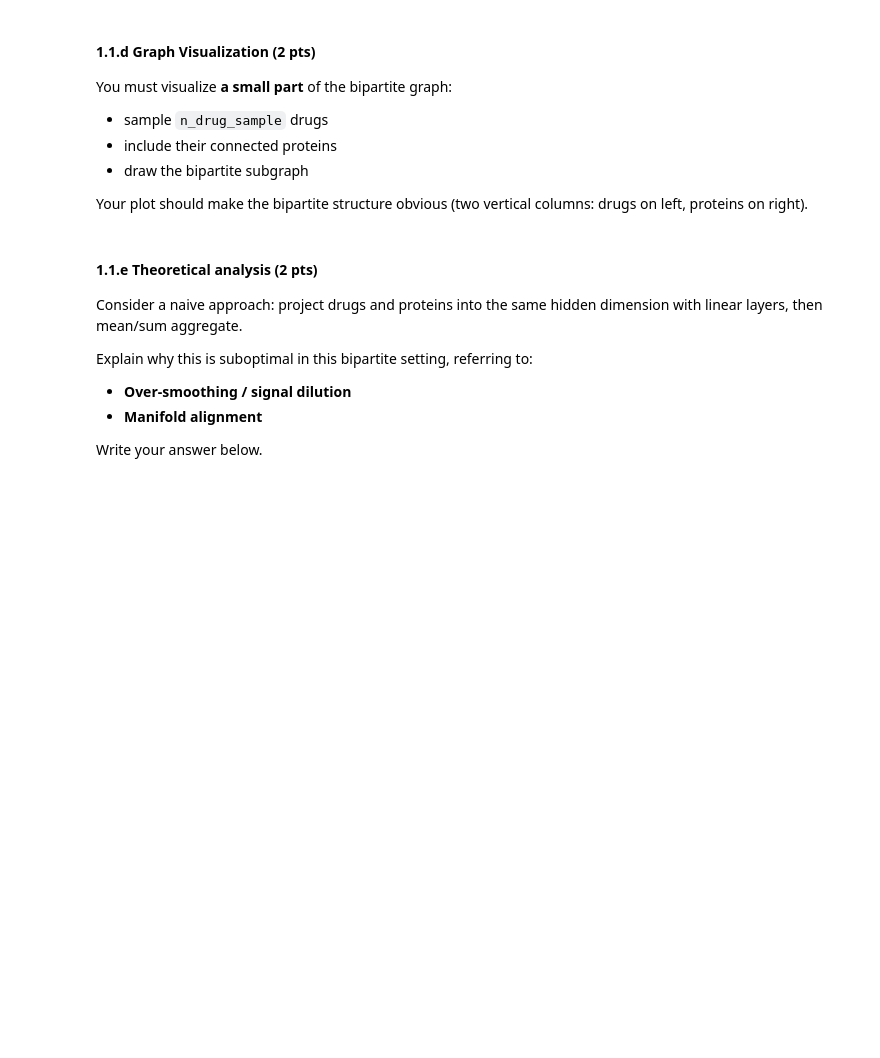
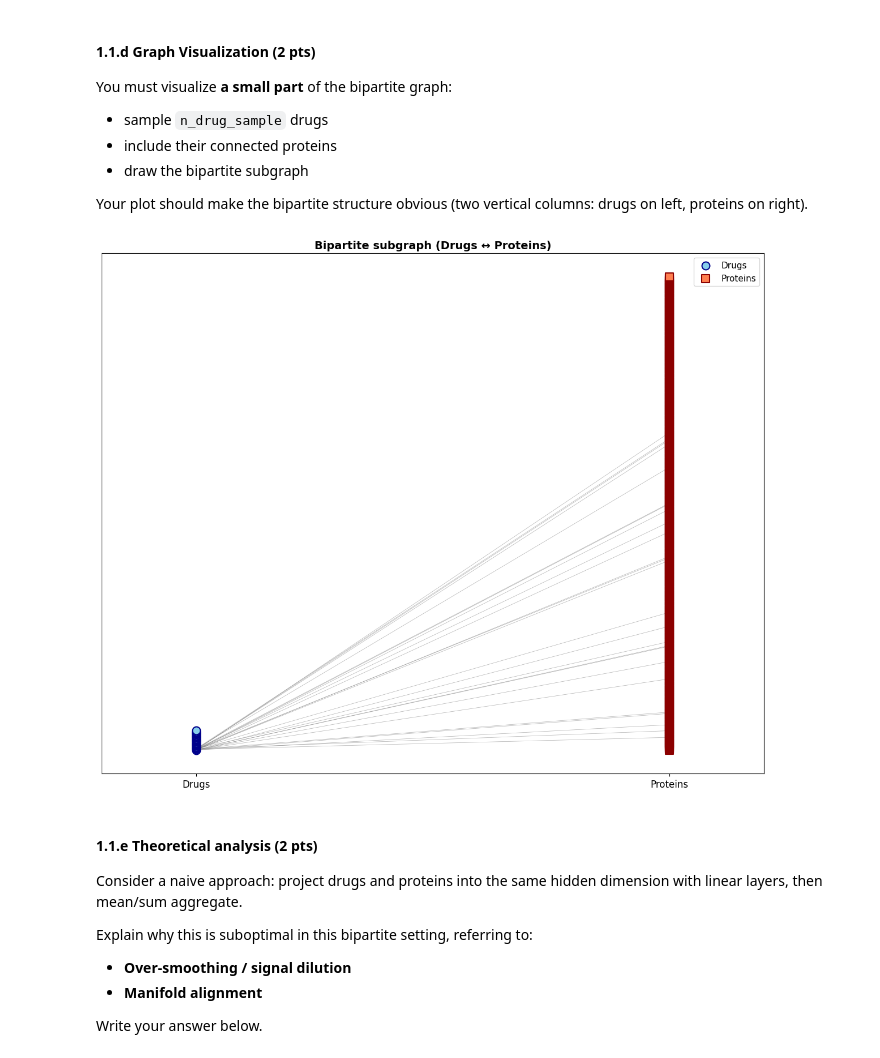
Before and after one commit to maplesugano/DGL_Individual_CW, a Jupyter notebook: DGL_CW1_2026.ipynb, the cells around one changed output. Drawn from its saved outputs; the diff is of its cells as text; code cells hidden in the pictures; blank space fills up the shorter version.

```diff
--- a/DGL_CW1_2026.ipynb
+++ b/DGL_CW1_2026.ipynb
@@ -217,54 +316,97 @@ def sample_bipartite_subgraph(edges_dp: torch.Tensor,
     Sample a subgraph:
       - choose n_drug_sample drugs uniformly at random
       - include all proteins they connect to
       - return lists of (drug_ids, protein_ids, edges_sub)
 
     edges_dp: [E,2] (drug_id, protein_id), does NOT need to be sorted for this function
     """
-    # =========================
-    # Your code starts here
-    # =========================
-    # TODO:
+    torch.manual_seed(seed)
+
     # 1) sample drug ids
+    sampled_drug_ids = torch.randperm(n_drugs)[:n_drug_sample].sort()[0]
+
     # 2) filter edges where drug in sampled set
+    mask = torch.isin(edges_dp[:, 0], sampled_drug_ids)
+    edges_sub = edges_dp[mask]
+
     # 3) collect unique protein ids appearing in those edges
-    # 4) reindex node ids locally for plotting convenience (optional but recommended)
-    raise NotImplementedError
-    # =========================
-    # Your code ends here
-    # =========================
+    protein_ids = edges_sub[:, 1].unique().sort()[0]
+
+    # 4) reindex node ids locally for plotting convenience
+    drug_id_map = {drug_id.item(): i for i, drug_id in enumerate(sampled_drug_ids)}
+    prot_id_map = {prot_id.item(): i for i, prot_id in enumerate(protein_ids)}
+
+    edges_sub = torch.stack([
+        torch.tensor([drug_id_map[edge[0].item()], prot_id_map[edge[1].item()]], dtype=torch.long)
+        for edge in edges_sub
+    ])
+
+    return sampled_drug_ids, protein_ids, edges_sub
 
 
 def plot_bipartite_subgraph(drug_ids_global,
                             prot_ids_global,
                             edges_sub_global,
                             title: str = "Bipartite subgraph (Drugs ↔ Proteins)",
                             max_edges: int = 300):
     """
     Plot bipartite graph with a simple two-column layout:
       - drugs at x=0
       - proteins at x=1
     and edges drawn as line segments.
 
     If there are too many edges, you may subsample edges to max_edges for readability.
     """
-    # =========================
-    # Your code starts here
-    # =========================
-    # TODO:
     # 1) assign y-positions to drugs and proteins (e.g., equally spaced)
+    drug_pos = {drug_id.item(): (0, i) for i, drug_id in enumerate(drug_ids_global)}
+    prot_pos = {prot_id.item(): (1, i) for i, prot_id in enumerate(prot_ids_global)}
+
+    if edges_sub_global.shape[0] > max_edges:
+        indices = torch.randperm(edges_sub_global.shape[0])[:max_edges]
+        edges_to_plot = edges_sub_global[indices]
+    else:
+        edges_to_plot = edges_sub_global
+
+    # Create figure
+    plt.figure(figsize=(12, 10))
+
     # 2) draw nodes as scatter points (different marker/color for drugs vs proteins)
+    drug_x = [drug_pos[d.item()][0] for d in drug_ids_global]
+    drug_y = [drug_pos[d.item()][1] for d in drug_ids_global]
+    plt.scatter(drug_x, drug_y, c='skyblue', s=100, marker='o',
+                edgecolors='darkblue', linewidth=1.5, label='Drugs', zorder=3)
+
     # 3) draw edges as faint lines
-    # 4) add legend/title
-    raise NotImplementedError
-    # =========================
-    # Your code ends here
-    # =========================
+    for edge in edges_to_plot:
+        drug_id, prot_id = edge[0].item(), edge[1].item()
+        if drug_id in drug_pos and prot_id in prot_pos:
+            x_coords = [drug_pos[drug_id][0], prot_pos[prot_id][0]]
+            y_coords = [drug_pos[drug_id][1], prot_pos[prot_id][1]]
+            plt.plot(x_coords, y_coords, 'gray', alpha=0.6, linewidth=0.5)
+
+    # Draw protein nodes
+    prot_x = [prot_pos[p.item()][0] for p in prot_ids_global]
+    prot_y = [prot_pos[p.item()][1] for p in prot_ids_global]
+    plt.scatter(prot_x, prot_y, c='coral', s=100, marker='s',
+                edgecolors='darkred', linewidth=1.5, label='Proteins', zorder=3)
+
+    plt.title(title, fontsize=14, fontweight='bold')
+    plt.xlabel('')
+    plt.ylabel('')
+    plt.xlim(-0.2, 1.2)
+    plt.xticks([0, 1], ['Drugs', 'Proteins'], fontsize=12)
+    plt.yticks([])
+    plt.legend(fontsize=11, loc='upper right')
+    plt.grid(False)
+    plt.tight_layout()
+    plt.show()
 
 
-# Example usage (uncomment after implementation)
-# drug_ids_g, prot_ids_g, edges_sub_g = sample_bipartite_subgraph(edges_dp, n_drugs=n_drugs, n_drug_sample=30)
-# plot_bipartite_subgraph(drug_ids_g, prot_ids_g, edges_sub_g)
+# Example usage
+drug_ids_g, prot_ids_g, edges_sub_g = sample_bipartite_subgraph(edges_dp, n_drugs=n_drugs, n_drug_sample=30)
+plot_bipartite_subgraph(drug_ids_g, prot_ids_g, edges_sub_g)
+# %% [output]
+[figure, added]
 # %% [markdown]
 #### 1.1.e Theoretical analysis (2 pts)
 Consider a naive approach: project drugs and proteins into the same hidden dimension with linear layers, then mean/sum aggregate.
```
Also changed, not shown: parts of 73 cells of this notebook, 33 other files.
